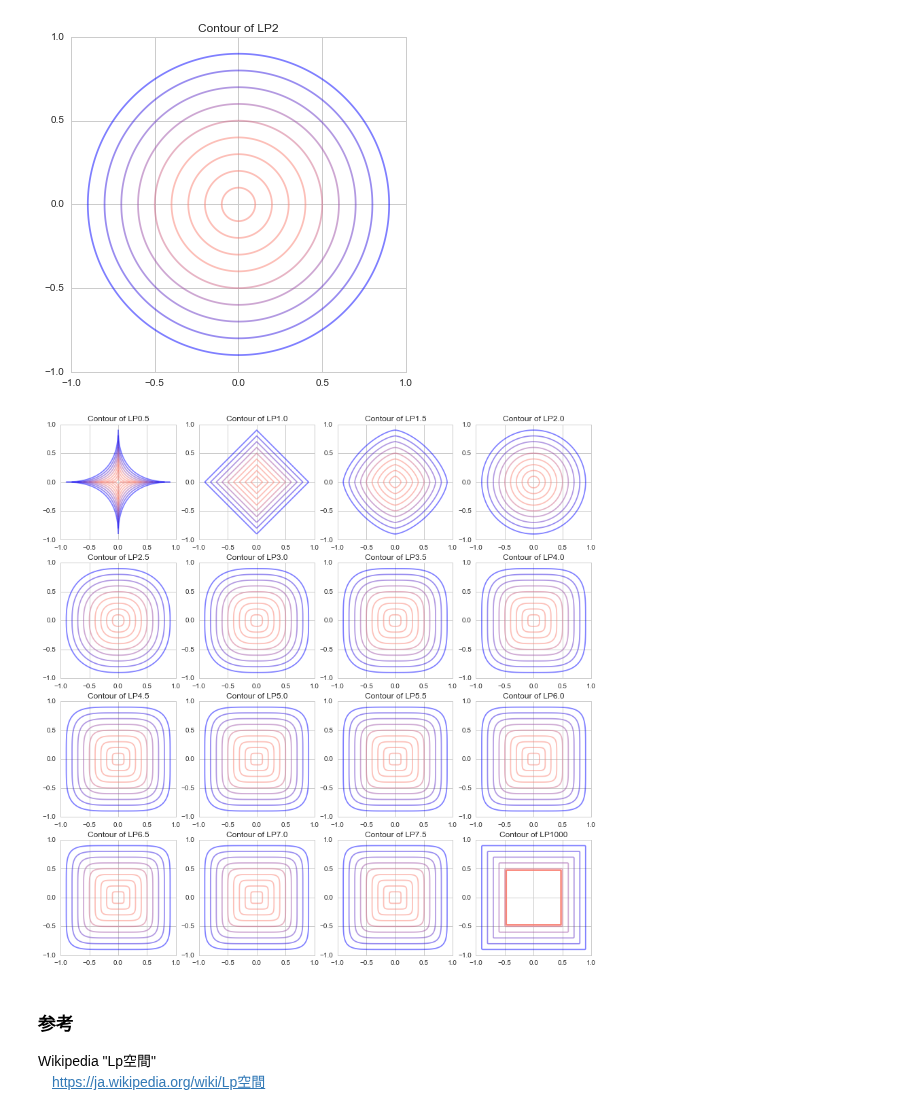
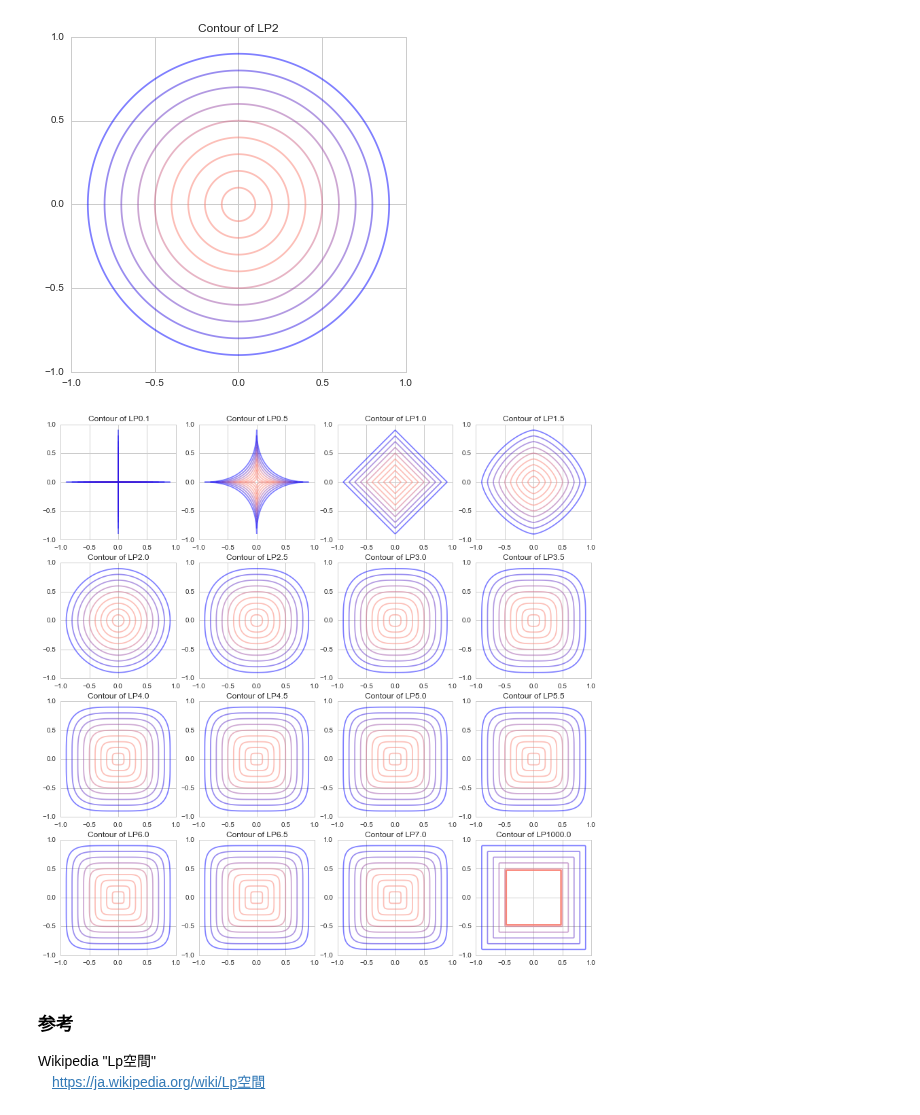
Before and after one commit to matsuken92/Qiita_Contents, a Jupyter notebook: General/LP-Norm.ipynb, the cells around one changed output. Saved outputs shown, nothing was run; the diff lists cells and outputs as text; code cells hidden in the pictures.

```diff
--- a/General/LP-Norm.ipynb
+++ b/General/LP-Norm.ipynb
@@ -50,13 +50,11 @@ for lp in xrange(2):
 # %%
 fig =plt.figure(figsize=(14,14))
 size = 4
-for i in range(size**2):
-    lp = 0.5*(i+1)
+for i, lp in enumerate(np.r_[[0.1], np.linspace(0.5, 7, 14), [1000]]):
     plt.subplot(size, size, i+1)
-    lp = 1000 if lp == 8.0 else lp
     draw_lp_contour(LP, lp, (-1, 1),(-1, 1))
 # %% [output]
-[figure, old version]
+[figure, new version]
 # %% [markdown]
 ### 参考
 Wikipedia "Lp空間"<br>
```
